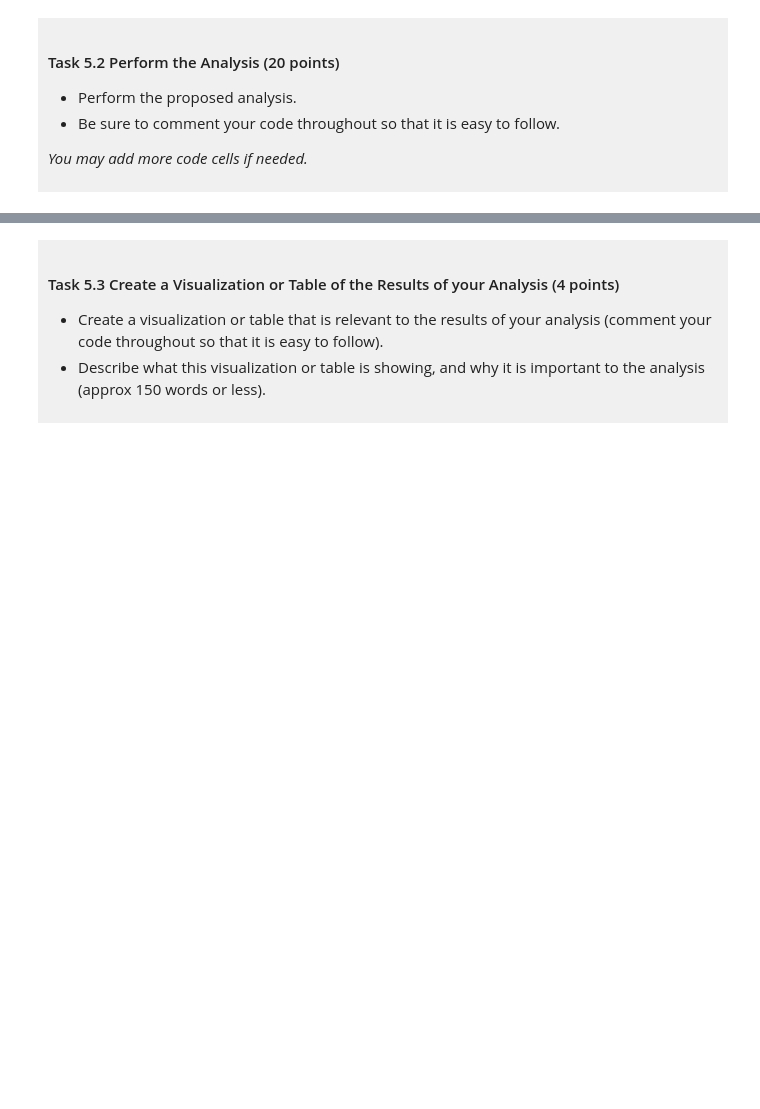
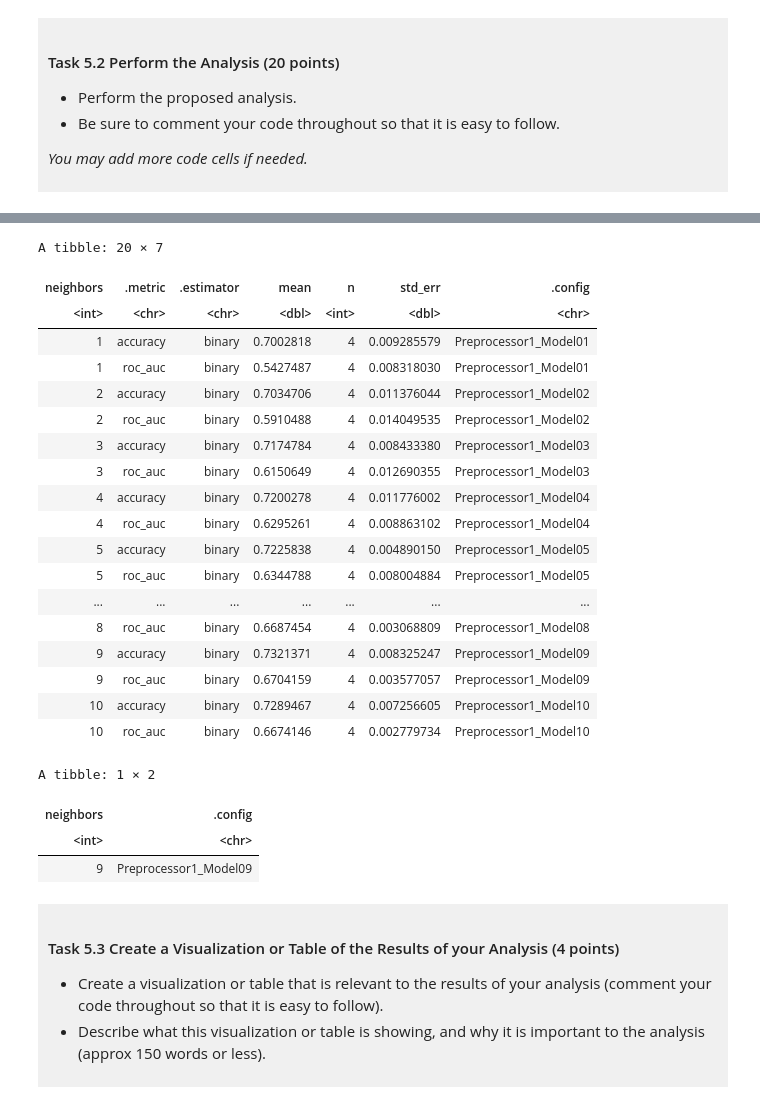
Before and after one commit to Peter-He-2007/dsci-100-project-peter-he, a Jupyter notebook: dsci-100-project-notebook.ipynb, the cells around one changed output, grey strips where cells are left out. Drawn from its saved outputs; the diff is of its cells as text; code cells hidden in the pictures; blank space fills up the shorter version.

```diff
--- a/dsci-100-project-notebook.ipynb
+++ b/dsci-100-project-notebook.ipynb
@@ -433,2 +455,54 @@ This is a *draft*, we require a commit at this stage but it does not need to be
+# %%
+## split data
+data_split <- initial_split(tidy_data, prop = .75, strata = first_game_at_home)
+train_data <- training(data_split)
+test_data <- testing(data_split)
+
+folds <- vfold_cv(train_data, v = 4, strata = first_game_at_home)
 # %%
-### EDIT THIS CODE CELL ###
+## create knn spec with tuning to find best k
+knn_spec <- nearest_neighbor(weight_func = "rectangular", neighbors = tune()) |>
+       set_engine("kknn") |>
+       set_mode("classification")
+k_vals <- tibble(neighbors = 1:10)
+# %%
+## create recipe/scaling
+data_scaled <- recipe(first_game_at_home ~ total_wins + total_losses, data = train_data) |>
+    step_scale(all_predictors()) |>
+    step_center(all_predictors())
+# %%
+## create workflow and select the best k
+data_fitted <- workflow() |>
+    add_recipe(data_scaled) |>
+    add_model(knn_spec) |>
+    tune_grid(resamples = folds, grid = k_vals)
+
+collect_metrics(data_fitted)
+
+best_k <- select_best(data_fitted, metric = "accuracy")
+
+best_k
+# %% [output]
+A tibble: 20 × 7
+| neighbors | .metric | .estimator | mean | n | std_err | .config |
+| <int> | <chr> | <chr> | <dbl> | <int> | <dbl> | <chr> |
+| 1 | accuracy | binary | 0.7002818 | 4 | 0.009285579 | Preprocessor1_Model01 |
+| 1 | roc_auc | binary | 0.5427487 | 4 | 0.008318030 | Preprocessor1_Model01 |
+| 2 | accuracy | binary | 0.7034706 | 4 | 0.011376044 | Preprocessor1_Model02 |
+| 2 | roc_auc | binary | 0.5910488 | 4 | 0.014049535 | Preprocessor1_Model02 |
+| 3 | accuracy | binary | 0.7174784 | 4 | 0.008433380 | Preprocessor1_Model03 |
+| 3 | roc_auc | binary | 0.6150649 | 4 | 0.012690355 | Preprocessor1_Model03 |
+| 4 | accuracy | binary | 0.7200278 | 4 | 0.011776002 | Preprocessor1_Model04 |
+| 4 | roc_auc | binary | 0.6295261 | 4 | 0.008863102 | Preprocessor1_Model04 |
+| 5 | accuracy | binary | 0.7225838 | 4 | 0.004890150 | Preprocessor1_Model05 |
+| 5 | roc_auc | binary | 0.6344788 | 4 | 0.008004884 | Preprocessor1_Model05 |
+| ... | ... | ... | ... | ... | ... | ... |
+| 8 | roc_auc | binary | 0.6687454 | 4 | 0.003068809 | Preprocessor1_Model08 |
+| 9 | accuracy | binary | 0.7321371 | 4 | 0.008325247 | Preprocessor1_Model09 |
+| 9 | roc_auc | binary | 0.6704159 | 4 | 0.003577057 | Preprocessor1_Model09 |
+| 10 | accuracy | binary | 0.7289467 | 4 | 0.007256605 | Preprocessor1_Model10 |
+| 10 | roc_auc | binary | 0.6674146 | 4 | 0.002779734 | Preprocessor1_Model10 |
+A tibble: 1 × 2
+| neighbors | .config |
+| <int> | <chr> |
+| 9 | Preprocessor1_Model09 |
```
Also changed, not shown: parts of 15 cells of this notebook.
